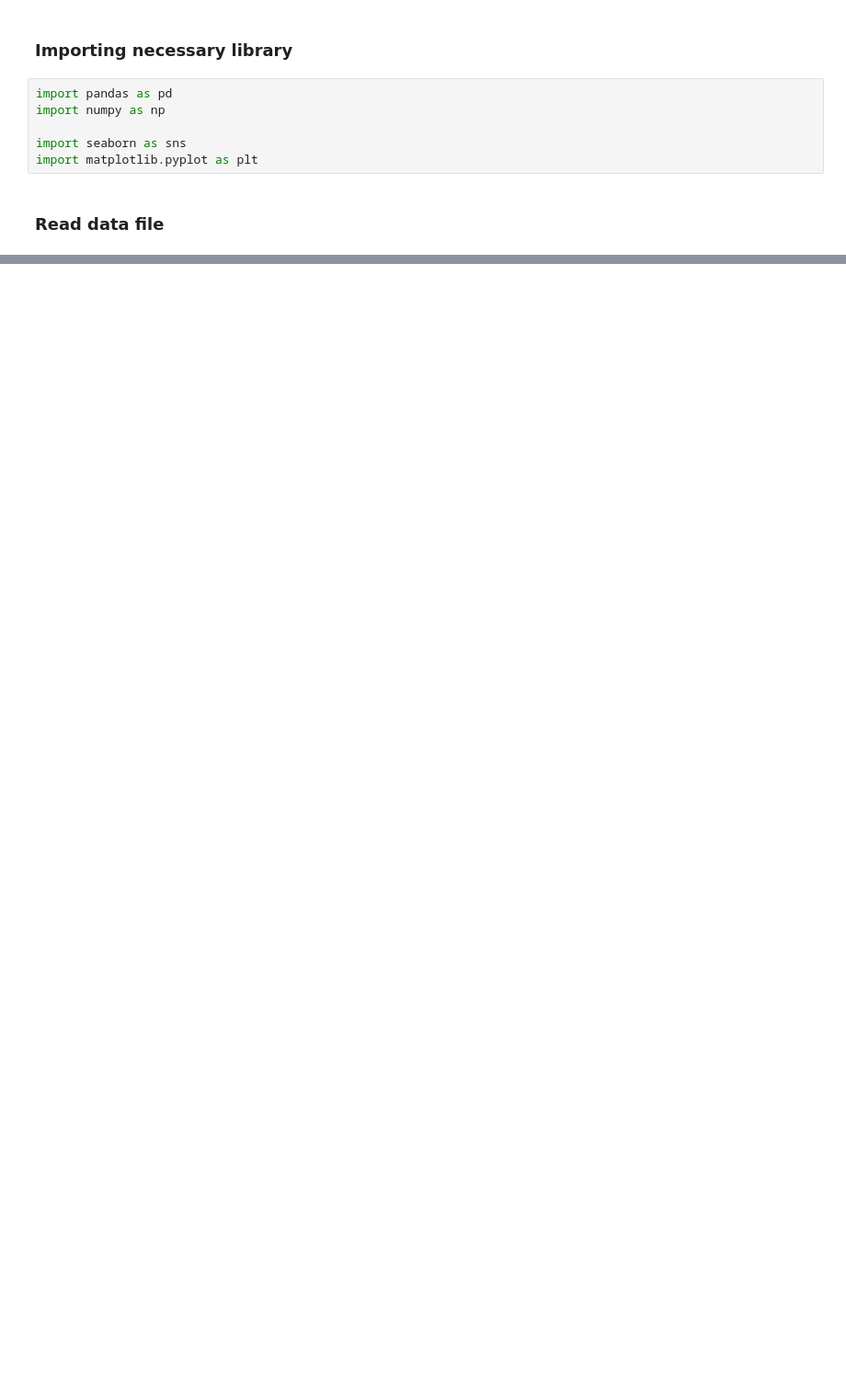
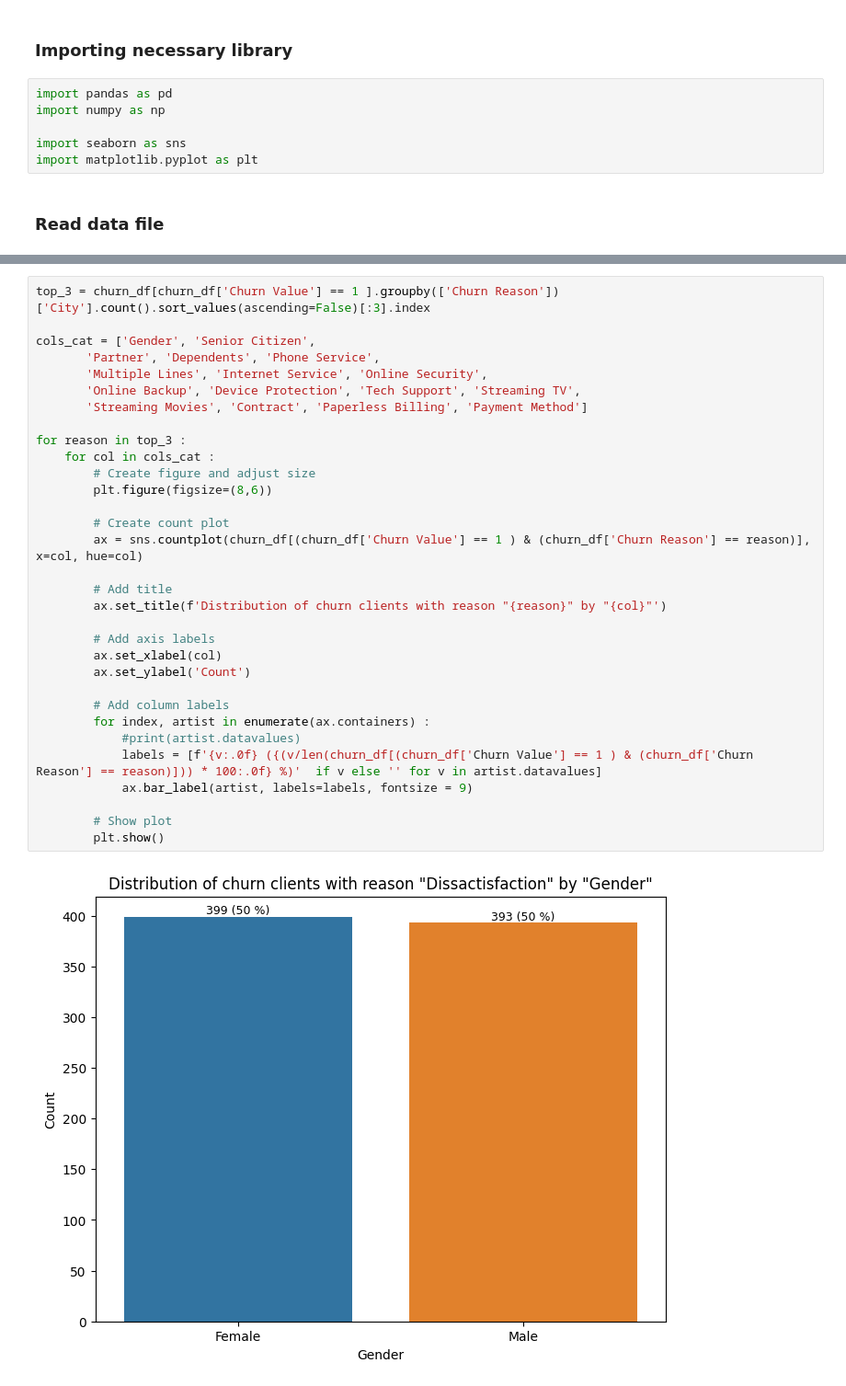
Before and after one commit to ABF-QC/Module2_Project2_team, a Jupyter notebook: notebook/Data_Analysis.ipynb, the cells around one changed output, grey strips where cells are left out. Shown at 92% size. Cells and saved outputs as stored; diff of their text form; blank space fills up the shorter version.

```diff
--- a/notebook/Data_Analysis.ipynb
+++ b/notebook/Data_Analysis.ipynb
@@ -37,0 +181,34 @@ churn_df
+# %%
+top_3 = churn_df[churn_df['Churn Value'] == 1 ].groupby(['Churn Reason'])['City'].count().sort_values(ascending=False)[:3].index
+
+cols_cat = ['Gender', 'Senior Citizen',
+       'Partner', 'Dependents', 'Phone Service',
+       'Multiple Lines', 'Internet Service', 'Online Security',
+       'Online Backup', 'Device Protection', 'Tech Support', 'Streaming TV',
+       'Streaming Movies', 'Contract', 'Paperless Billing', 'Payment Method']
+
+for reason in top_3 :
+    for col in cols_cat :
+        # Create figure and adjust size
+        plt.figure(figsize=(8,6))
+
+        # Create count plot
+        ax = sns.countplot(churn_df[(churn_df['Churn Value'] == 1 ) & (churn_df['Churn Reason'] == reason)], x=col, hue=col)
+
+        # Add title
+        ax.set_title(f'Distribution of churn clients with reason "{reason}" by "{col}"')
+
+        # Add axis labels
+        ax.set_xlabel(col)
+        ax.set_ylabel('Count')
+
+        # Add column labels
+        for index, artist in enumerate(ax.containers) :
+            #print(artist.datavalues)
+            labels = [f'{v:.0f} ({(v/len(churn_df[(churn_df['Churn Value'] == 1 ) & (churn_df['Churn Reason'] == reason)])) * 100:.0f} %)'  if v else '' for v in artist.datavalues]
+            ax.bar_label(artist, labels=labels, fontsize = 9)
+
+        # Show plot
+        plt.show()
+# %% [output]
+[figure, added]
```
Also changed, not shown: parts of 15 cells of this notebook, 2 other files.
